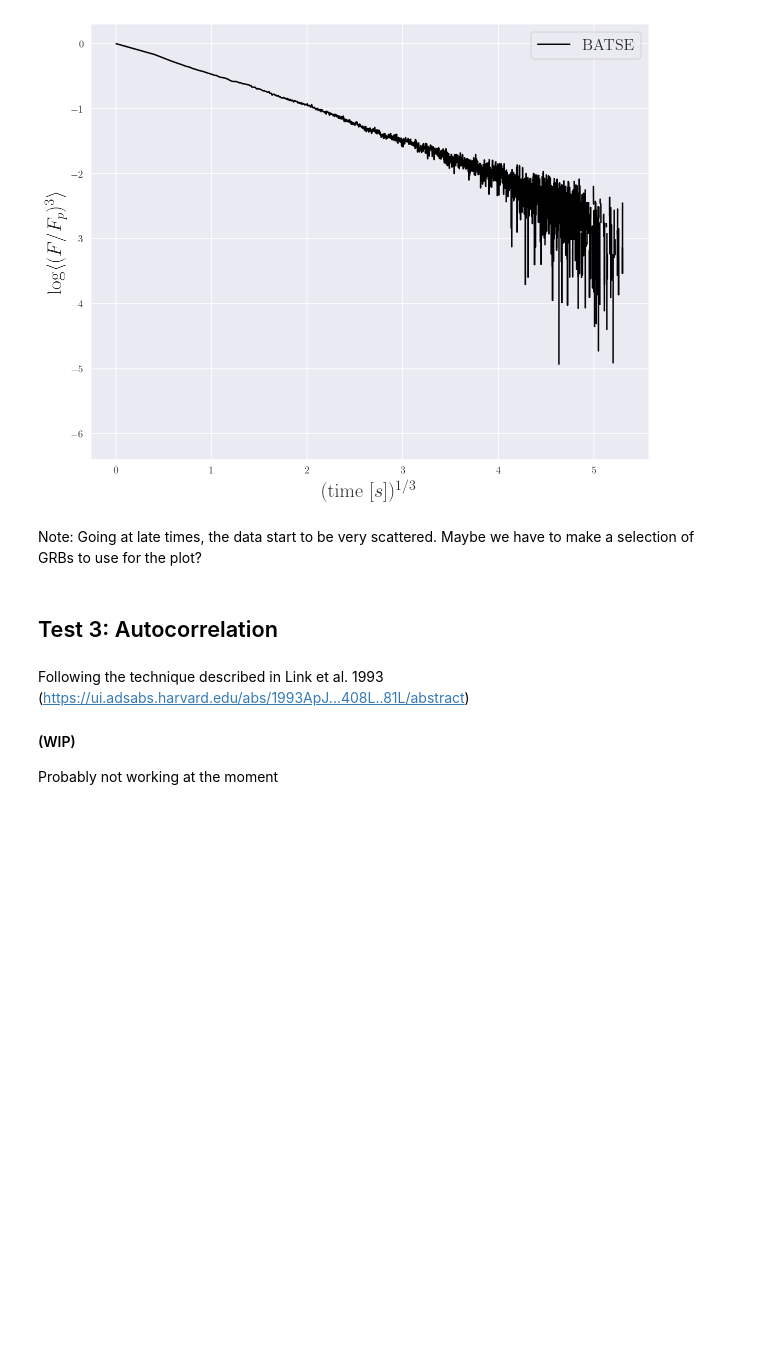
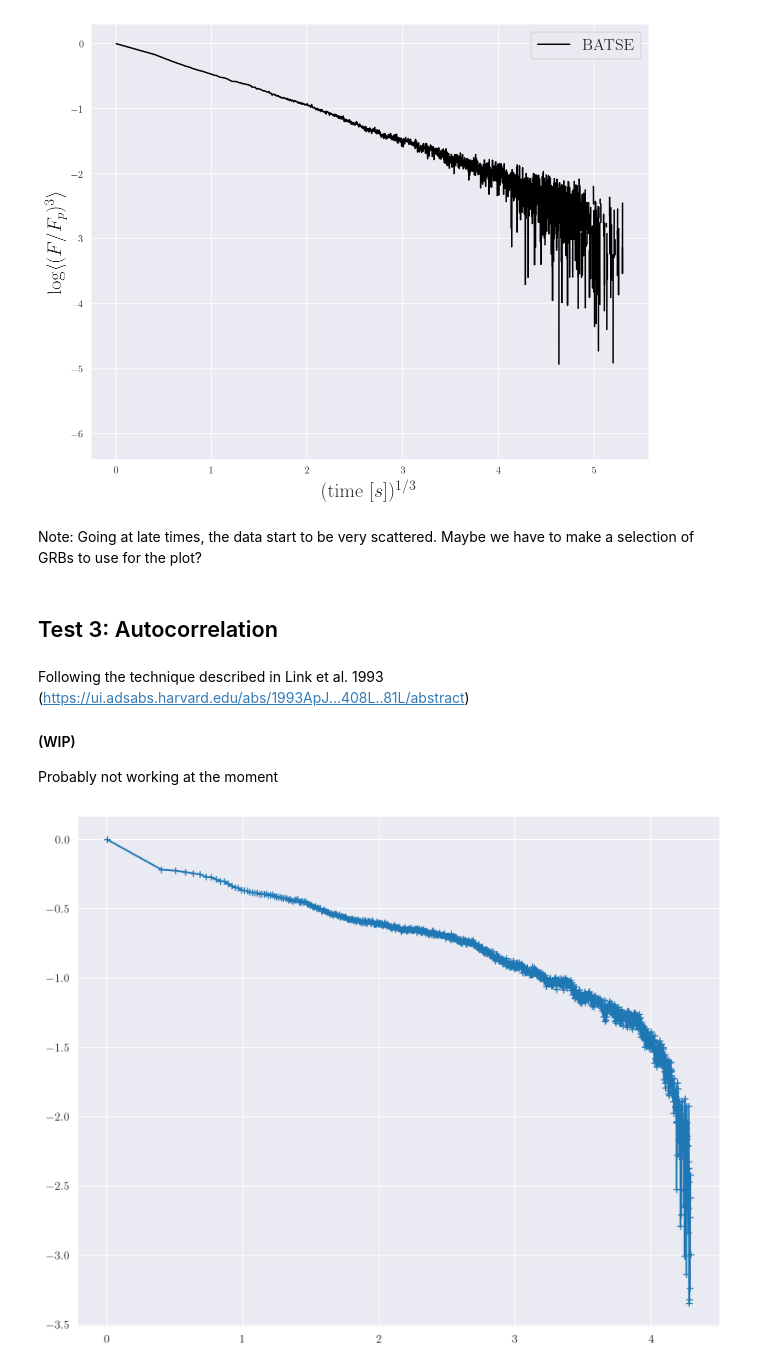
Before and after one commit to romanomaccary/geneticgrbs_v2, a Jupyter notebook: statistical_test/Real_GRBs_Test.ipynb, the cells around one changed output. Drawn from its saved outputs; the diff is of its cells as text; code cells hidden in the pictures; blank space fills up the shorter version.

```diff
--- a/statistical_test/Real_GRBs_Test.ipynb
+++ b/statistical_test/Real_GRBs_Test.ipynb
@@ -159,9 +159,11 @@ Following the technique described in Link et al. 1993 (https://ui.adsabs.harvard
 #### (WIP)
 Probably not working at the moment
 # %%
+import statsmodels.api as sm
+
 t_i=0          # [s]
 t_f=150        # [s]
-bin_time=1     # [s]
+bin_time=0.064     # [s]
 
 # small sample of GRBs:
 grb_list  = ["00105_all_bs.out","00107_all_bs.out","00108_all_bs.out","00109_all_bs.out","00110_all_bs.out"]
@@ -174,18 +176,24 @@ grb_list  = ["00105_all_bs.out","00107_all_bs.out","00108_all_bs.out","00109_all
 
 steps = np.arange(int(t_f/bin_time))
 acf = np.zeros_like(steps)
+acf_test = np.zeros_like(steps)
 for grb in grb_list:
-    times, counts, errs = np.loadtxt(file_path+grb_list[0], unpack=True)
-    acf = acf + [np.sum((np.roll(counts, u) * counts)[u:]) / np.sum(counts**2 - errs**2) for u in steps]
+    times, counts, errs = np.loadtxt(file_path+grb, unpack=True)
+    acf_test = acf_test + [np.sum((np.roll(counts, u) * counts)[u:]) / np.sum(counts**2 - errs**2) for u in range(len(steps))]
+    acf = acf + sm.tsa.acf(counts, nlags = len(steps) -1)
 acf /= len(grb_list)
+acf_test /= len(grb_list)
+acf_test = -acf_test
 # %%
 #Plot average acf
-acf[acf <= 0] = 1
+#acf[acf <= 0] = 1
 fig = plt.figure(figsize=(10,8))
 ax = fig.add_subplot()
 #ax.grid()
-ax.plot((steps*bin_time)**(1/3),np.log10(acf), marker = '+')
+ax.plot((steps*bin_time)**(1/3), np.log10(acf), marker = '+')
 plt.show()
+# %% [output]
+[figure, added]
 # %%
 #AUTOCORRELATION TEST CELL
 #Testo qui alcuni metodi per fare autocorrelazione con Python su dei dati più semplici da interpretare
```
Also changed, not shown: parts of 1 cell of this notebook.
